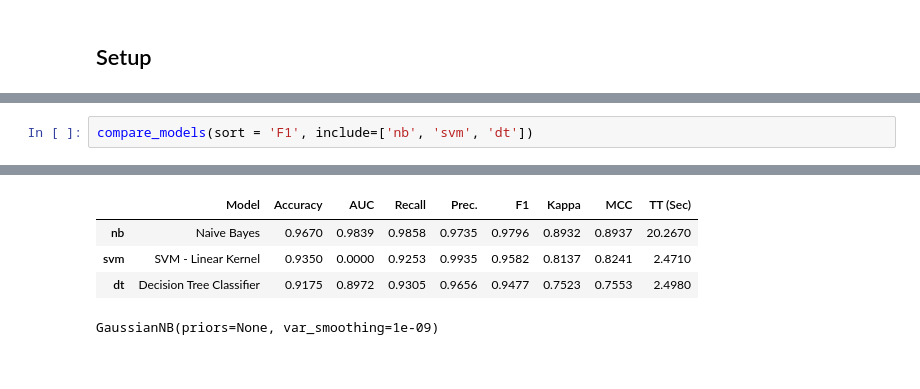
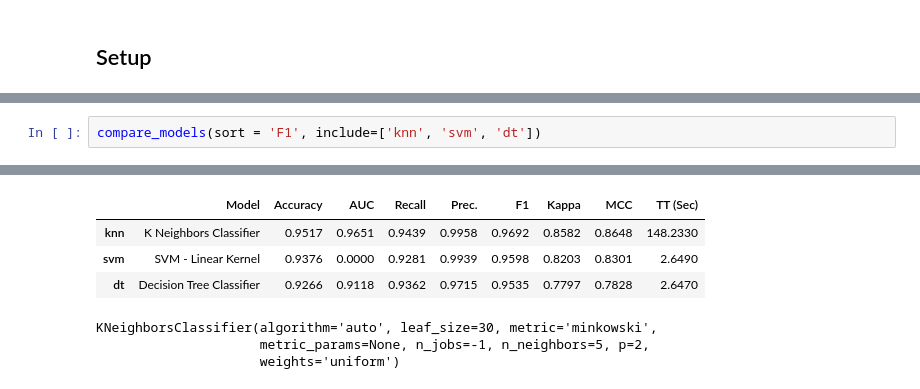
Before and after one commit to jackvoorham/thesis_code, a Jupyter notebook: binary_experiments/baselines/all_bin.ipynb, the cells around one changed output, grey strips where cells are left out. Cells and saved outputs as stored; diff of their text form.

```diff
--- a/binary_experiments/baselines/all_bin.ipynb
+++ b/binary_experiments/baselines/all_bin.ipynb
@@ -192,9 +192,11 @@ else:
 # %%
-compare_models(sort = 'F1', include=['nb', 'svm', 'dt'])
+compare_models(sort = 'F1', include=['knn', 'svm', 'dt'])
 # %% [output]
 [interactive output not drawn]
 |  | Model | Accuracy | AUC | Recall | Prec. | F1 | Kappa | MCC | TT (Sec) |
-| nb | Naive Bayes | 0.9670 | 0.9839 | 0.9858 | 0.9735 | 0.9796 | 0.8932 | 0.8937 | 20.2670 |
-| svm | SVM - Linear Kernel | 0.9350 | 0.0000 | 0.9253 | 0.9935 | 0.9582 | 0.8137 | 0.8241 | 2.4710 |
-| dt | Decision Tree Classifier | 0.9175 | 0.8972 | 0.9305 | 0.9656 | 0.9477 | 0.7523 | 0.7553 | 2.4980 |
+| knn | K Neighbors Classifier | 0.9517 | 0.9651 | 0.9439 | 0.9958 | 0.9692 | 0.8582 | 0.8648 | 148.2330 |
+| svm | SVM - Linear Kernel | 0.9376 | 0.0000 | 0.9281 | 0.9939 | 0.9598 | 0.8203 | 0.8301 | 2.6490 |
+| dt | Decision Tree Classifier | 0.9266 | 0.9118 | 0.9362 | 0.9715 | 0.9535 | 0.7797 | 0.7828 | 2.6470 |
-GaussianNB(priors=None, var_smoothing=1e-09)
+KNeighborsClassifier(algorithm='auto', leaf_size=30, metric='minkowski',
+                     metric_params=None, n_jobs=-1, n_neighbors=5, p=2,
+                     weights='uniform')
```
Also changed, not shown: parts of 3 cells of this notebook, 6 other files.
